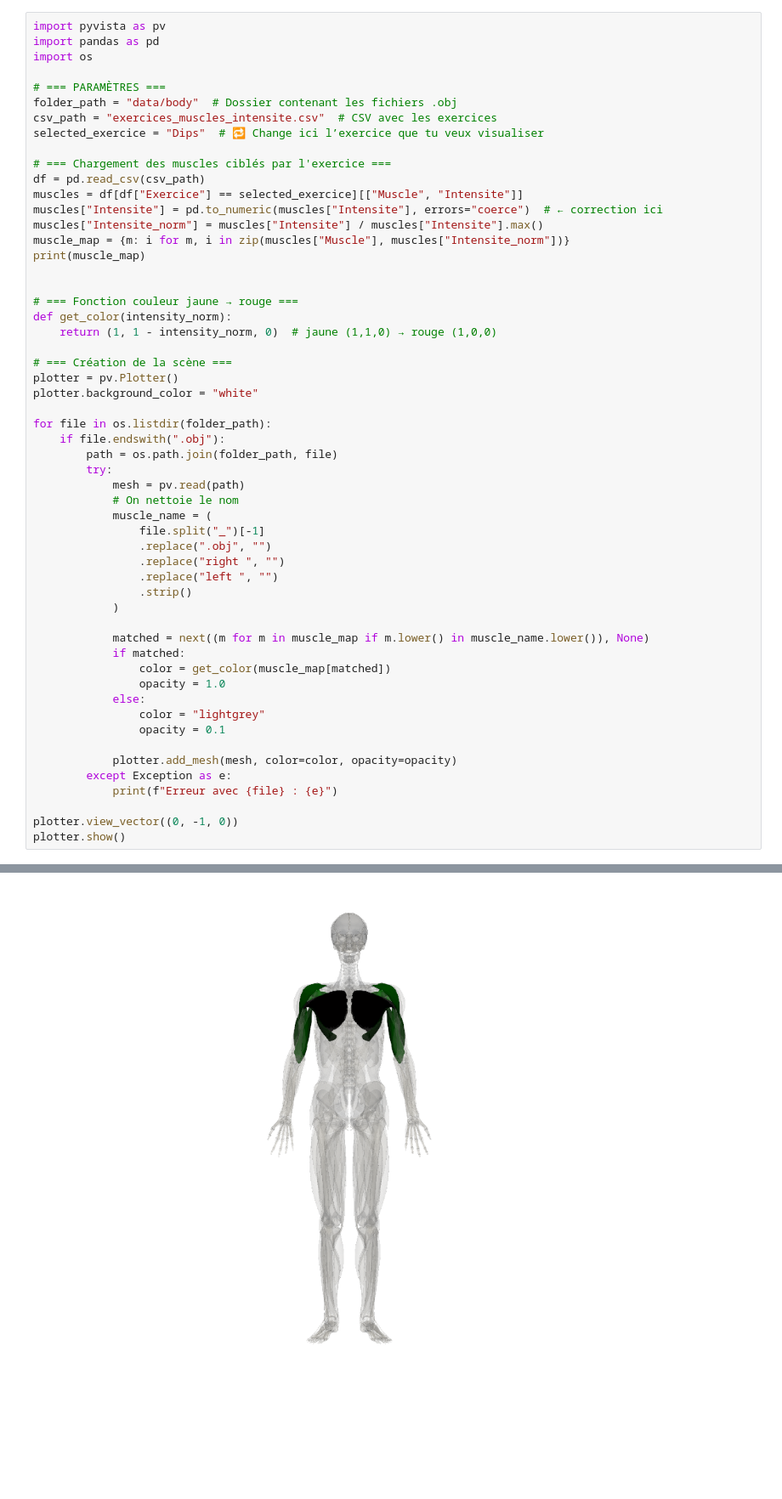
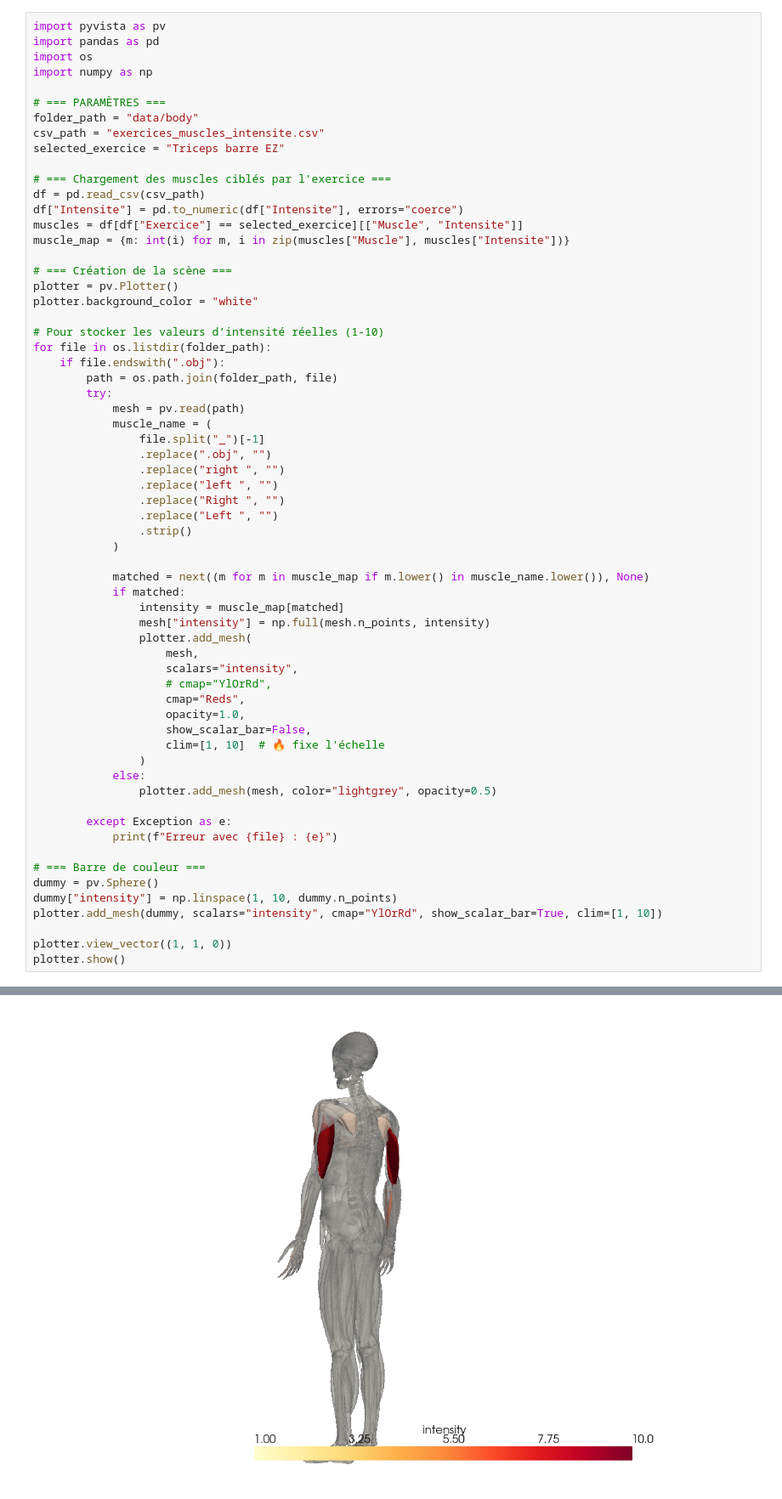
Before and after one commit to Bluebby/FitTrackModel, a Jupyter notebook: plot2.ipynb, the cells around one changed output, grey strips where cells are left out. Shown at 85% size. Saved outputs shown, nothing was run; the diff lists cells and outputs as text; blank space fills up the shorter version.

```diff
--- a/plot2.ipynb
+++ b/plot2.ipynb
@@ -168,55 +104,63 @@ Falling back to a static output.
 import pyvista as pv
 import pandas as pd
 import os
+import numpy as np
 
 # === PARAMÈTRES ===
-folder_path = "data/body"  # Dossier contenant les fichiers .obj
-csv_path = "exercices_muscles_intensite.csv"  # CSV avec les exercices
-selected_exercice = "Dips"  # 🔁 Change ici l’exercice que tu veux visualiser
+folder_path = "data/body"
+csv_path = "exercices_muscles_intensite.csv"
+selected_exercice = "Triceps barre EZ"
 
 # === Chargement des muscles ciblés par l'exercice ===
 df = pd.read_csv(csv_path)
+df["Intensite"] = pd.to_numeric(df["Intensite"], errors="coerce")
 muscles = df[df["Exercice"] == selected_exercice][["Muscle", "Intensite"]]
-muscles["Intensite"] = pd.to_numeric(muscles["Intensite"], errors="coerce")  # ← correction ici
-muscles["Intensite_norm"] = muscles["Intensite"] / muscles["Intensite"].max()
-muscle_map = {m: i for m, i in zip(muscles["Muscle"], muscles["Intensite_norm"])}
-print(muscle_map)
-
-
-# === Fonction couleur jaune → rouge ===
-def get_color(intensity_norm):
-    return (1, 1 - intensity_norm, 0)  # jaune (1,1,0) → rouge (1,0,0)
+muscle_map = {m: int(i) for m, i in zip(muscles["Muscle"], muscles["Intensite"])}
 
 # === Création de la scène ===
 plotter = pv.Plotter()
 plotter.background_color = "white"
 
+# Pour stocker les valeurs d’intensité réelles (1-10)
 for file in os.listdir(folder_path):
     if file.endswith(".obj"):
         path = os.path.join(folder_path, file)
         try:
             mesh = pv.read(path)
-            # On nettoie le nom
             muscle_name = (
                 file.split("_")[-1]
                 .replace(".obj", "")
                 .replace("right ", "")
                 .replace("left ", "")
+                .replace("Right ", "")
+                .replace("Left ", "")
                 .strip()
             )
 
             matched = next((m for m in muscle_map if m.lower() in muscle_name.lower()), None)
             if matched:
-                color = get_color(muscle_map[matched])
-                opacity = 1.0
+                intensity = muscle_map[matched]
+                mesh["intensity"] = np.full(mesh.n_points, intensity)
+                plotter.add_mesh(
+                    mesh,
+                    scalars="intensity",
+                    # cmap="YlOrRd",
+                    cmap="Reds",
+                    opacity=1.0,
+                    show_scalar_bar=False,
+                    clim=[1, 10]  # 🔥 fixe l'échelle
+                )
             else:
-                color = "lightgrey"
-                opacity = 0.1
+                plotter.add_mesh(mesh, color="lightgrey", opacity=0.5)
 
-            plotter.add_mesh(mesh, color=color, opacity=opacity)
         except Exception as e:
             print(f"Erreur avec {file} : {e}")
 
-plotter.view_vector((0, -1, 0))
+# === Barre de couleur ===
+dummy = pv.Sphere()
+dummy["intensity"] = np.linspace(1, 10, dummy.n_points)
+plotter.add_mesh(dummy, scalars="intensity", cmap="YlOrRd", show_scalar_bar=True, clim=[1, 10])
+
+plotter.view_vector((1, 1, 0))
 plotter.show()
 # %% [output]
@@ -228,4 +172,4 @@ Falling back to a static output.
-[figure, old version]
+[figure, new version]
 # %%
 import pyvista as pv
 import pandas as pd
```
Also changed, not shown: parts of 7 cells of this notebook, 1 other file.
